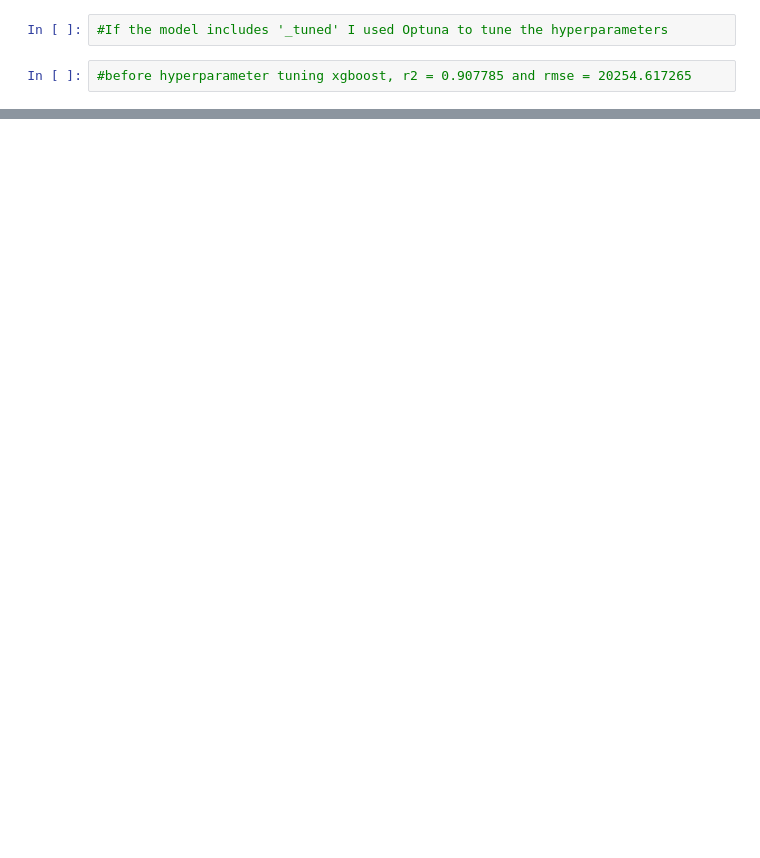
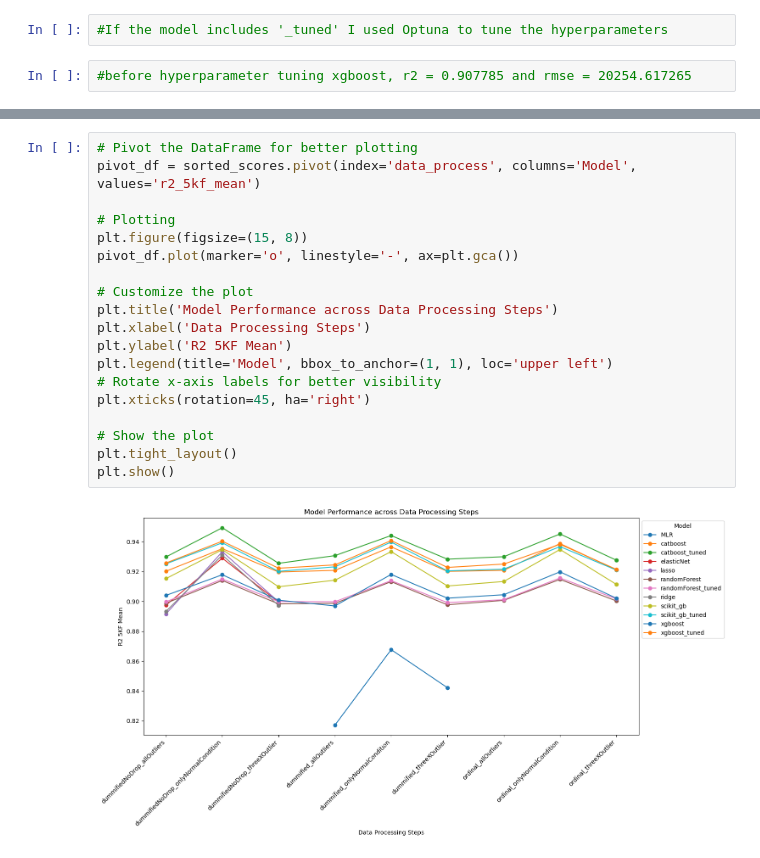
Before and after one commit to briangdrewes/machinelearning_Ames, a Jupyter notebook: scores.ipynb, the cells around one changed output, grey strips where cells are left out. Cells and saved outputs as stored; diff of their text form; blank space fills up the shorter version.

```diff
--- a/scores.ipynb
+++ b/scores.ipynb
@@ -115,0 +208,21 @@ plt.show()
+# %%
+# Pivot the DataFrame for better plotting
+pivot_df = sorted_scores.pivot(index='data_process', columns='Model', values='r2_5kf_mean')
+
+# Plotting
+plt.figure(figsize=(15, 8))
+pivot_df.plot(marker='o', linestyle='-', ax=plt.gca())
+
+# Customize the plot
+plt.title('Model Performance across Data Processing Steps')
+plt.xlabel('Data Processing Steps')
+plt.ylabel('R2 5KF Mean')
+plt.legend(title='Model', bbox_to_anchor=(1, 1), loc='upper left')
+# Rotate x-axis labels for better visibility
+plt.xticks(rotation=45, ha='right')
+
+# Show the plot
+plt.tight_layout()
+plt.show()
+# %% [output]
+[figure, added]
```
Also changed, not shown: parts of 9 cells of this notebook, 53 other files.
